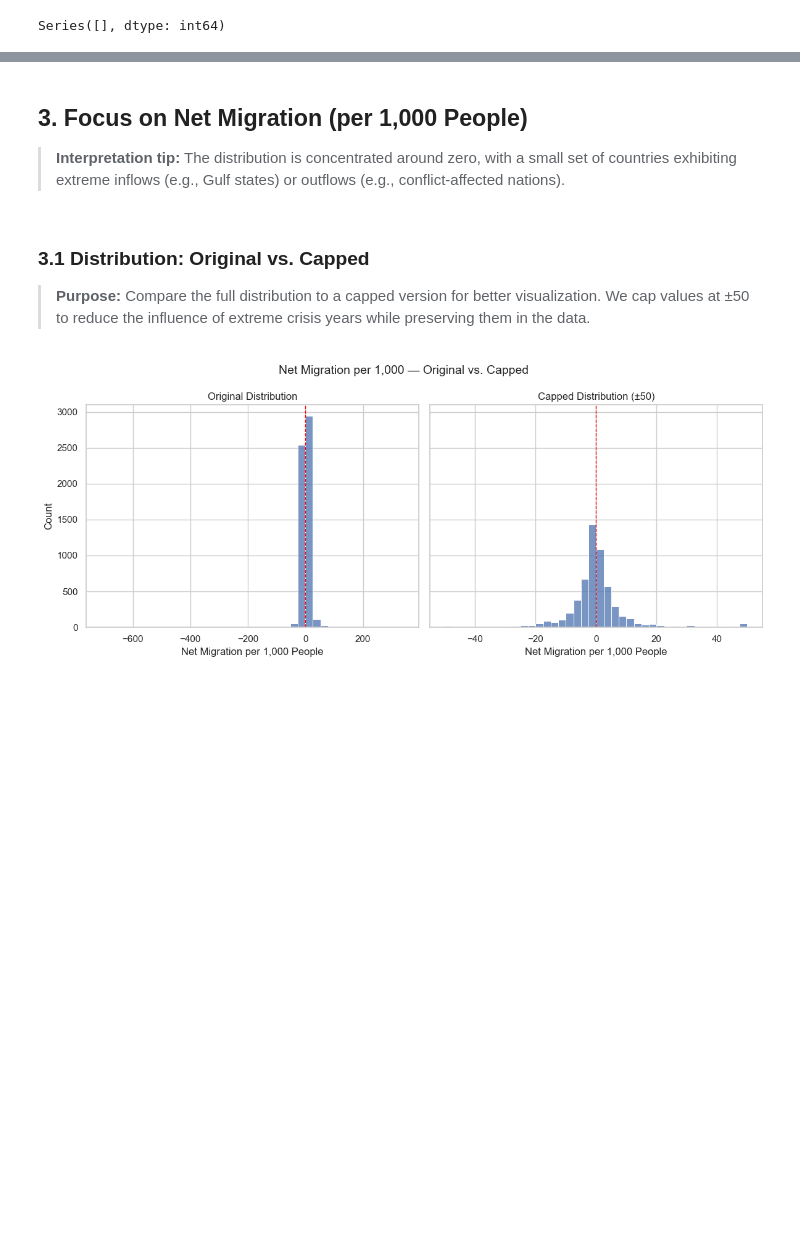
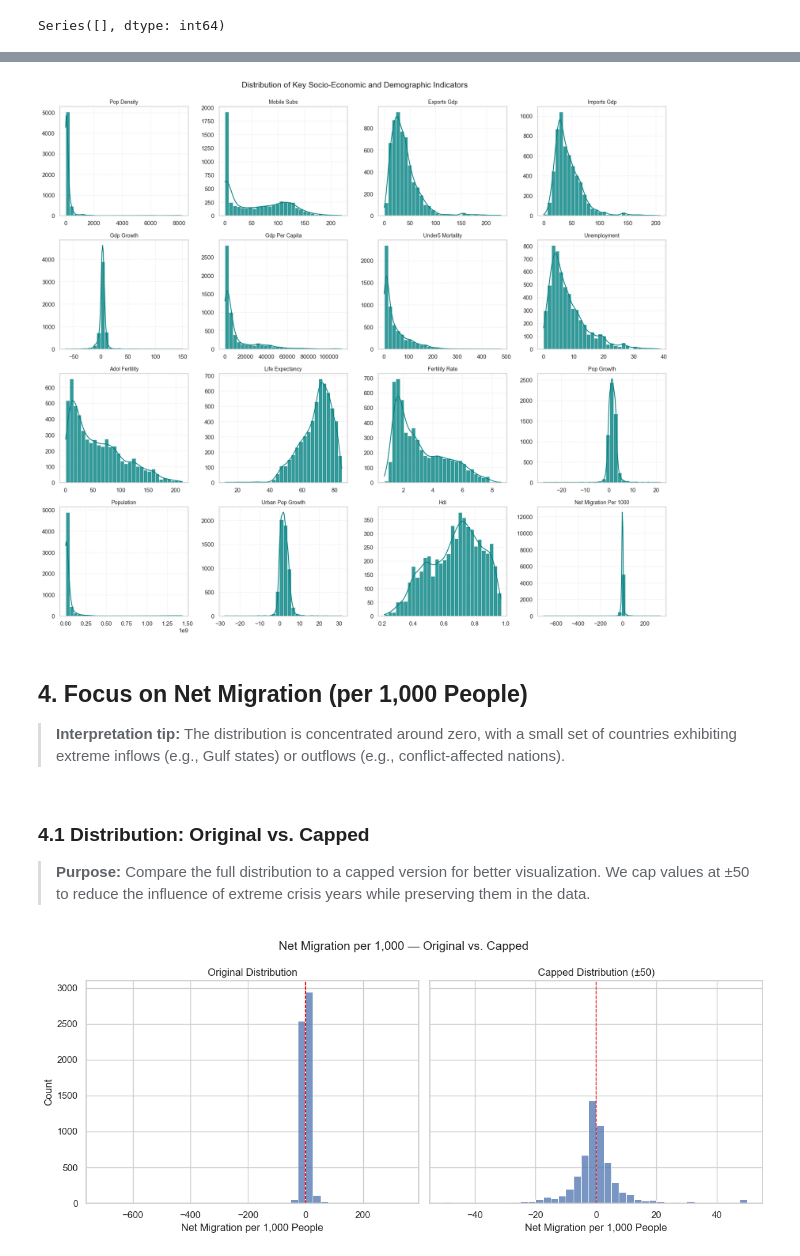
Before and after one commit to gsanaev/forecasting-migration-flows-ml, a Jupyter notebook: notebooks/02-eda.ipynb, the cells around one changed output, grey strips where cells are left out. Saved outputs shown, nothing was run; the diff lists cells and outputs as text; code cells hidden in the pictures; blank space fills up the shorter version.

```diff
--- a/notebooks/02-eda.ipynb
+++ b/notebooks/02-eda.ipynb
@@ -99,10 +114,39 @@ Series([], dtype: int64)
+# %%
+# List of key numeric columns
+numeric_cols = [
+    "pop_density", "mobile_subs", "exports_gdp", "imports_gdp",
+    "gdp_growth", "gdp_per_capita", "under5_mortality", "unemployment",
+    "adol_fertility", "life_expectancy", "fertility_rate", "pop_growth",
+    "population", "urban_pop_growth", "hdi", "net_migration_per_1000"
+]
+
+# Filter to existing columns
+numeric_cols = [c for c in numeric_cols if c in df_country.columns]
+
+# Grid setup
+n_cols = 4
+n_rows = math.ceil(len(numeric_cols) / n_cols)
+
+# Plot histograms
+plt.figure(figsize=(n_cols * 4.2, n_rows * 3.6))
+for i, col in enumerate(numeric_cols, 1):
+    plt.subplot(n_rows, n_cols, i)
+    sns.histplot(df_country[col], kde=True, bins=30, color="teal", alpha=0.8)
+    plt.title(col.replace("_", " ").title(), fontsize=10)
+    plt.xlabel(""); plt.ylabel("")
+    plt.grid(alpha=0.3, linestyle="--")
+plt.tight_layout()
+plt.suptitle("Distribution of Key Socio-Economic and Demographic Indicators", fontsize=15, y=1.02)
+plt.show()
+# %% [output]
+[figure, added]
 # %% [markdown]
-## 3. Focus on Net Migration (per 1,000 People)
+## 4. Focus on Net Migration (per 1,000 People)
 
 > **Interpretation tip:** The distribution is concentrated around zero, with a small set of countries
 exhibiting extreme inflows (e.g., Gulf states) or outflows (e.g., conflict‑affected nations).
 # %% [markdown]
-### 3.1 Distribution: Original vs. Capped
+### 4.1 Distribution: Original vs. Capped
 
 > **Purpose:** Compare the full distribution to a capped version for better visualization.
 > We cap values at ±50 to reduce the influence of extreme crisis years while preserving them in the data.
```
Also changed, not shown: parts of 14 cells of this notebook, 2 other files.
